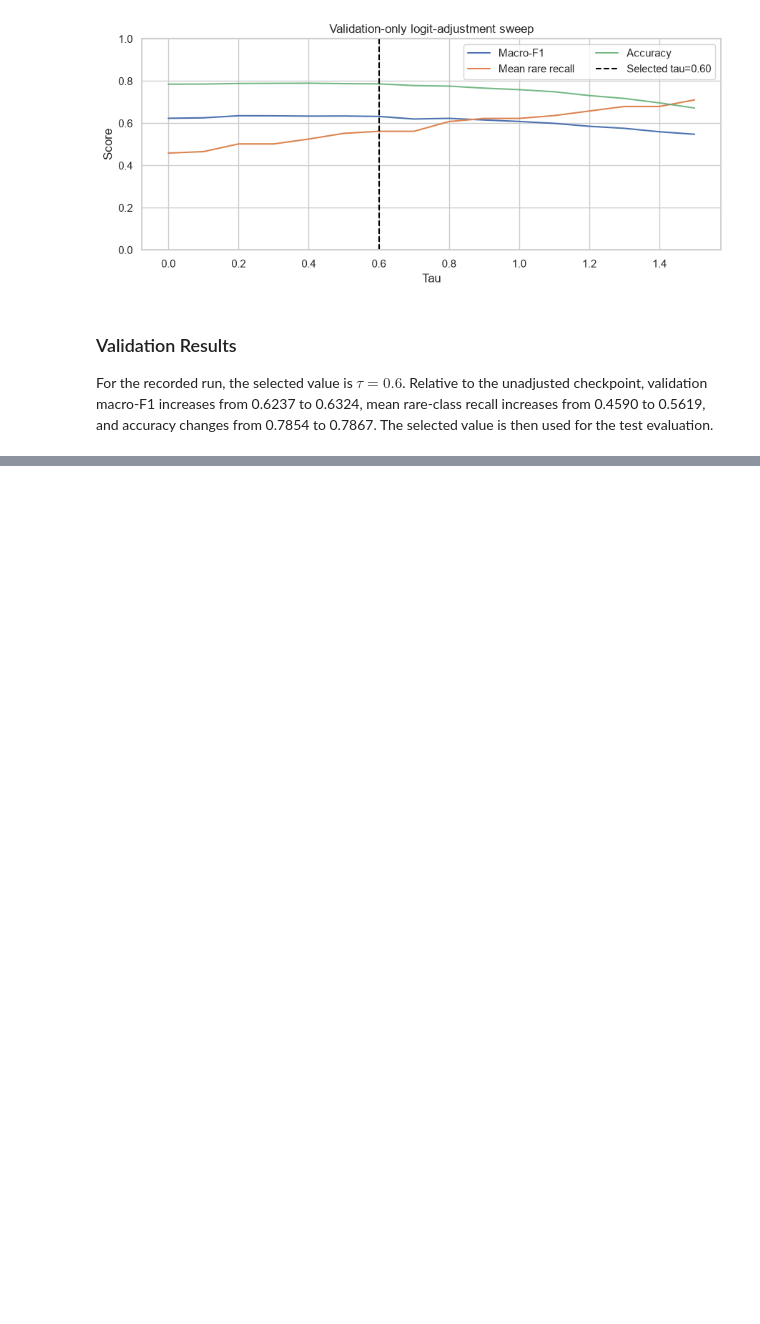
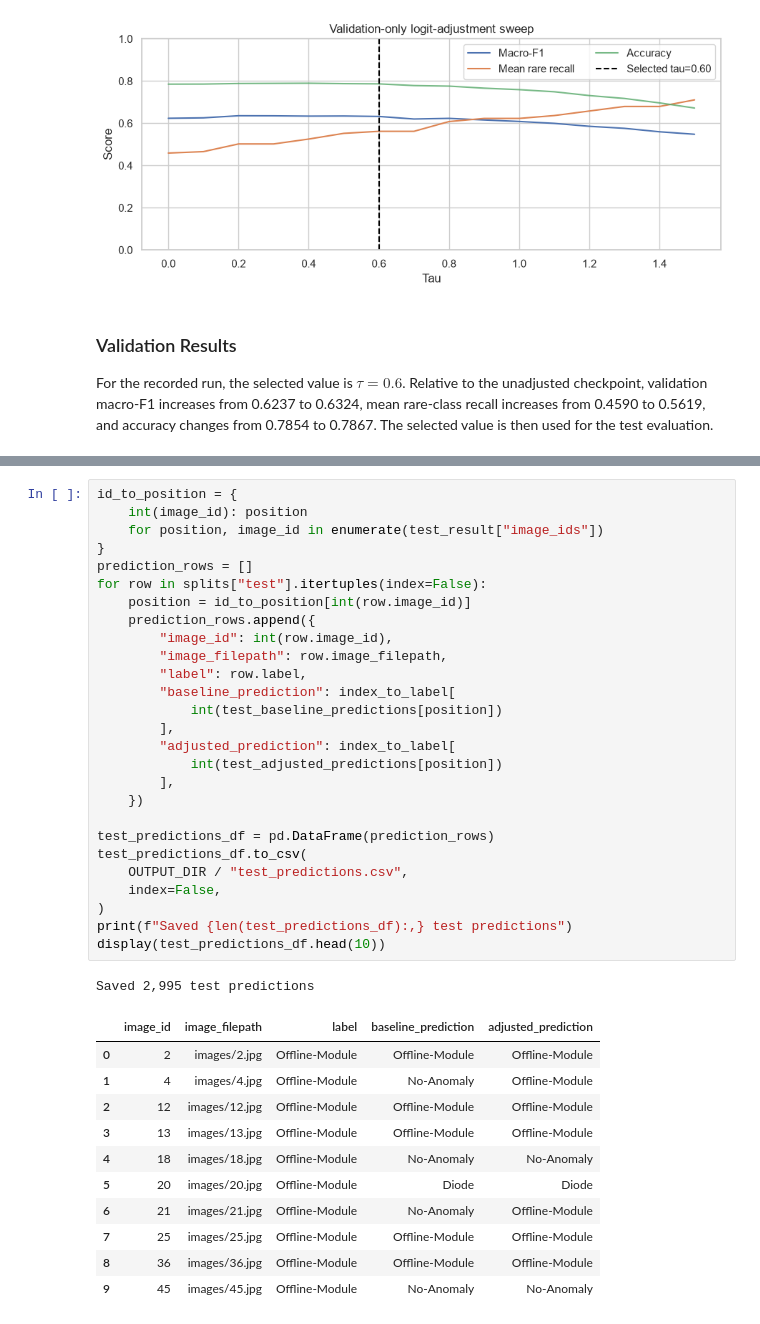
Before and after one commit to Althaf-0130/Fine-Grained-Photovoltaic-Fault-Classification-from-Infrared-Images, a Jupyter notebook: PV_Fault_Classification_Colab.ipynb, the cells around one changed output, grey strips where cells are left out. Drawn from its saved outputs; the diff is of its cells as text; blank space fills up the shorter version.

```diff
--- a/PV_Fault_Classification_Colab.ipynb
+++ b/PV_Fault_Classification_Colab.ipynb
@@ -1045,0 +1190,40 @@ For the recorded run, the selected value is $\tau = 0.6$. Relative to the unadju
+# %%
+id_to_position = {
+    int(image_id): position
+    for position, image_id in enumerate(test_result["image_ids"])
+}
+prediction_rows = []
+for row in splits["test"].itertuples(index=False):
+    position = id_to_position[int(row.image_id)]
+    prediction_rows.append({
+        "image_id": int(row.image_id),
+        "image_filepath": row.image_filepath,
+        "label": row.label,
+        "baseline_prediction": index_to_label[
+            int(test_baseline_predictions[position])
+        ],
+        "adjusted_prediction": index_to_label[
+            int(test_adjusted_predictions[position])
+        ],
+    })
+
+test_predictions_df = pd.DataFrame(prediction_rows)
+test_predictions_df.to_csv(
+    OUTPUT_DIR / "test_predictions.csv",
+    index=False,
+)
+print(f"Saved {len(test_predictions_df):,} test predictions")
+display(test_predictions_df.head(10))
+# %% [output]
+Saved 2,995 test predictions
+|  | image_id | image_filepath | label | baseline_prediction | adjusted_prediction |
+| 0 | 2 | images/2.jpg | Offline-Module | Offline-Module | Offline-Module |
+| 1 | 4 | images/4.jpg | Offline-Module | No-Anomaly | Offline-Module |
+| 2 | 12 | images/12.jpg | Offline-Module | Offline-Module | Offline-Module |
+| 3 | 13 | images/13.jpg | Offline-Module | Offline-Module | Offline-Module |
+| 4 | 18 | images/18.jpg | Offline-Module | No-Anomaly | No-Anomaly |
+| 5 | 20 | images/20.jpg | Offline-Module | Diode | Diode |
+| 6 | 21 | images/21.jpg | Offline-Module | No-Anomaly | Offline-Module |
+| 7 | 25 | images/25.jpg | Offline-Module | Offline-Module | Offline-Module |
+| 8 | 36 | images/36.jpg | Offline-Module | Offline-Module | Offline-Module |
+| 9 | 45 | images/45.jpg | Offline-Module | No-Anomaly | No-Anomaly |
```
Also changed, not shown: parts of 7 cells of this notebook.
